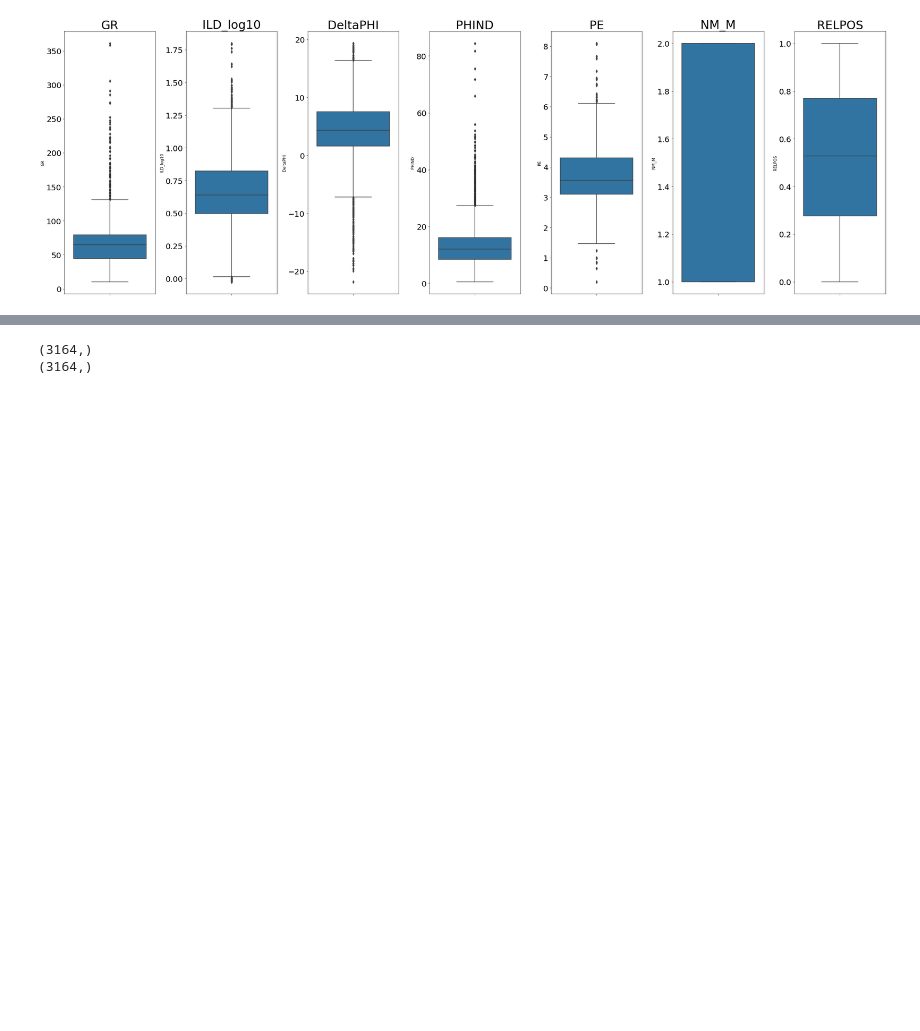
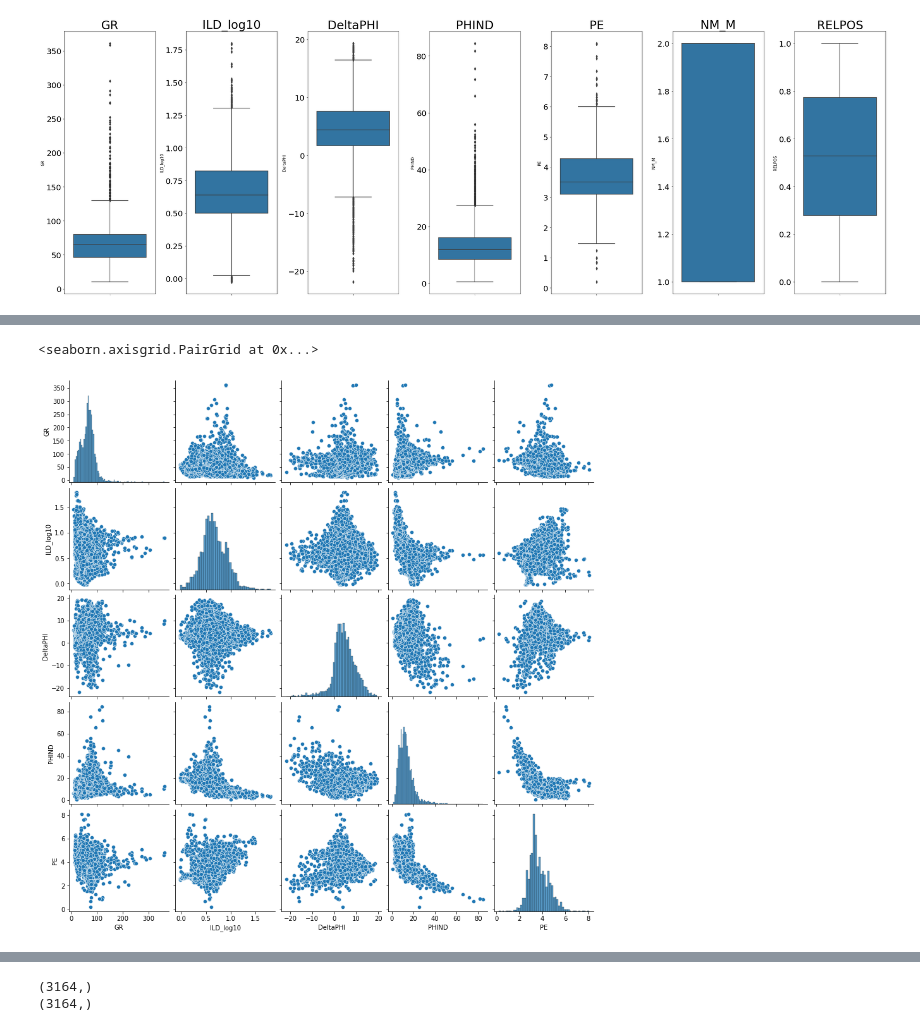
Before and after one commit to hyuanster/Capstone_Project_2_Rocks_Facies_Classification, a Jupyter notebook: Facies_prediction.ipynb, the cells around one changed output, grey strips where cells are left out. Saved outputs shown, nothing was run; the diff lists cells and outputs as text; code cells hidden in the pictures; blank space fills up the shorter version.

```diff
--- a/Facies_prediction.ipynb
+++ b/Facies_prediction.ipynb
@@ -296,0 +273,3 @@ A linear regression model seems to be able to work here. But before building the
+# %%
+logdata = data[['GR', 'ILD_log10', 'DeltaPHI', 'PHIND', 'PE']]
+logdata.head()
@@ -296,0 +283,7 @@ A linear regression model seems to be able to work here. But before building the
+# %%
+# we will use pairplot and heatmap to examine the correlation between the log curves,
+# especially between PE and other logs.
+sns.pairplot(logdata)
+# %% [output]
+<seaborn.axisgrid.PairGrid at 0x...>
+[figure, added]
```
Also changed, not shown: parts of 94 cells of this notebook.
